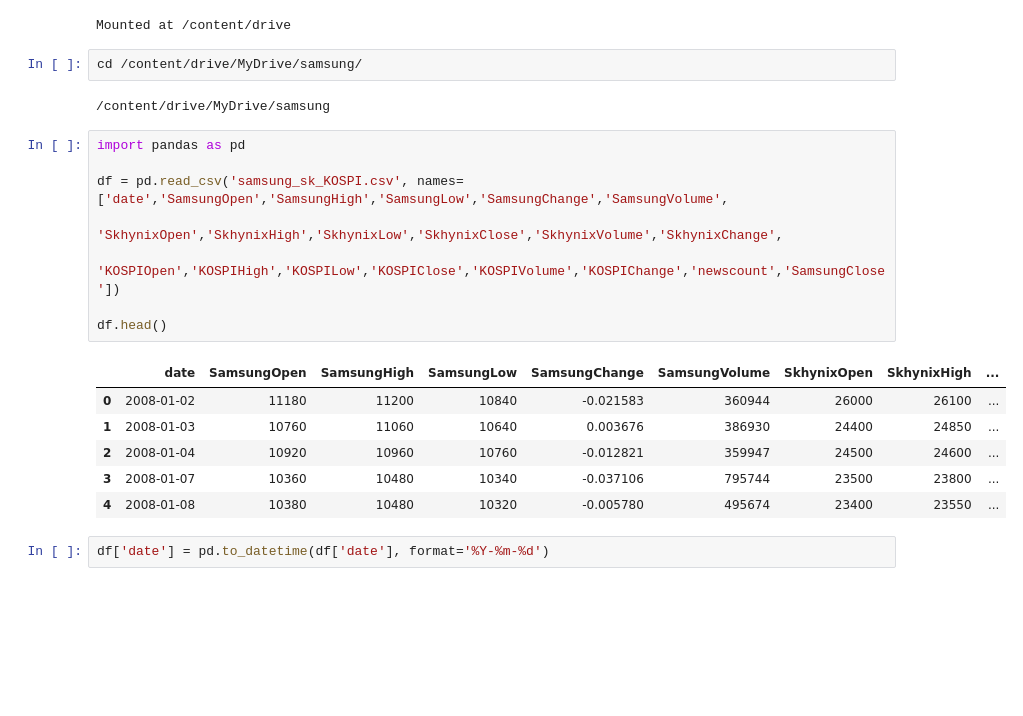
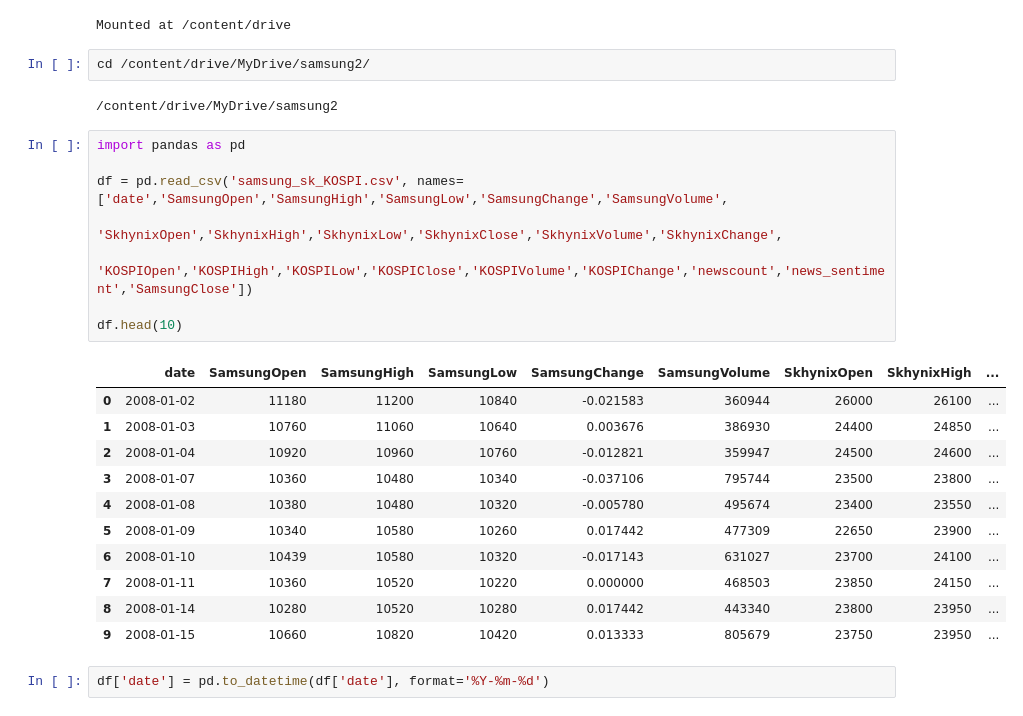
Before and after one commit to DeokwonWang/deeplearnigstudy, a Jupyter notebook: dduksang.ipynb, the cells around one changed output. Saved outputs shown, nothing was run; the diff lists cells and outputs as text; blank space fills up the shorter version.

```diff
--- a/dduksang.ipynb
+++ b/dduksang.ipynb
@@ -6,24 +6,29 @@ drive.mount('/content/drive')
 # %% [output]
 Mounted at /content/drive
 # %%
-cd /content/drive/MyDrive/samsung/
+cd /content/drive/MyDrive/samsung2/
 # %% [output]
-/content/drive/MyDrive/samsung
+/content/drive/MyDrive/samsung2
 # %%
 import pandas as pd
 
 df = pd.read_csv('samsung_sk_KOSPI.csv', names= ['date','SamsungOpen','SamsungHigh','SamsungLow','SamsungChange','SamsungVolume',
                                         'SkhynixOpen','SkhynixHigh','SkhynixLow','SkhynixClose','SkhynixVolume','SkhynixChange',
-                                        'KOSPIOpen','KOSPIHigh','KOSPILow','KOSPIClose','KOSPIVolume','KOSPIChange','newscount','SamsungClose'])
+                                        'KOSPIOpen','KOSPIHigh','KOSPILow','KOSPIClose','KOSPIVolume','KOSPIChange','newscount','news_sentiment','SamsungClose'])
 
-df.head()
+df.head(10)
 # %% [output]
 |  | date | SamsungOpen | SamsungHigh | SamsungLow | SamsungChange | SamsungVolume | SkhynixOpen | SkhynixHigh | ... |
 | 0 | 2008-01-02 | 11180 | 11200 | 10840 | -0.021583 | 360944 | 26000 | 26100 | ... |
 | 1 | 2008-01-03 | 10760 | 11060 | 10640 | 0.003676 | 386930 | 24400 | 24850 | ... |
 | 2 | 2008-01-04 | 10920 | 10960 | 10760 | -0.012821 | 359947 | 24500 | 24600 | ... |
 | 3 | 2008-01-07 | 10360 | 10480 | 10340 | -0.037106 | 795744 | 23500 | 23800 | ... |
 | 4 | 2008-01-08 | 10380 | 10480 | 10320 | -0.005780 | 495674 | 23400 | 23550 | ... |
+| 5 | 2008-01-09 | 10340 | 10580 | 10260 | 0.017442 | 477309 | 22650 | 23900 | ... |
+| 6 | 2008-01-10 | 10439 | 10580 | 10320 | -0.017143 | 631027 | 23700 | 24100 | ... |
+| 7 | 2008-01-11 | 10360 | 10520 | 10220 | 0.000000 | 468503 | 23850 | 24150 | ... |
+| 8 | 2008-01-14 | 10280 | 10520 | 10280 | 0.017442 | 443340 | 23800 | 23950 | ... |
+| 9 | 2008-01-15 | 10660 | 10820 | 10420 | 0.013333 | 805679 | 23750 | 23950 | ... |
 # %%
 df['date'] = pd.to_datetime(df['date'], format='%Y-%m-%d')
 # %%
```
Also changed, not shown: parts of 9 cells of this notebook.
